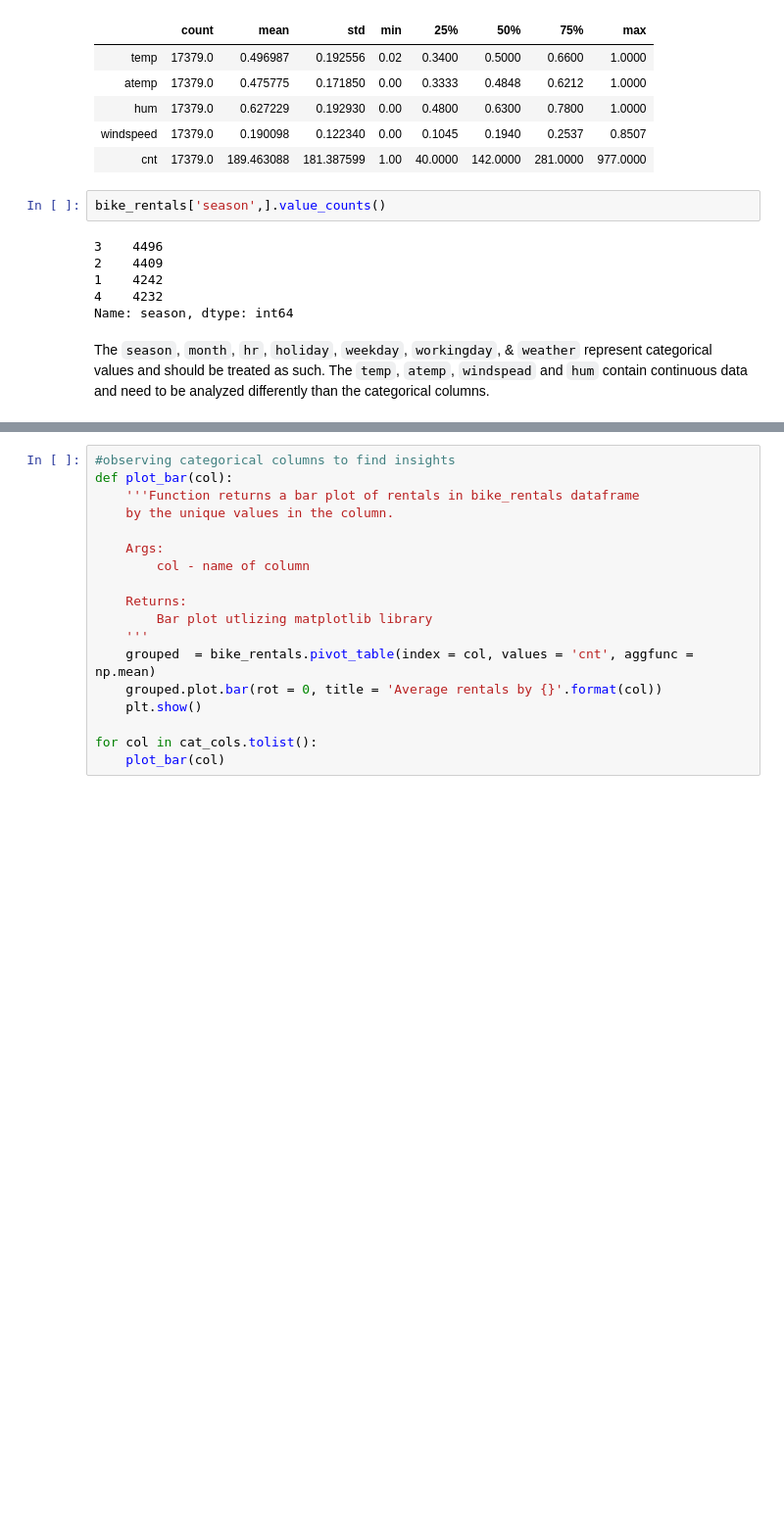
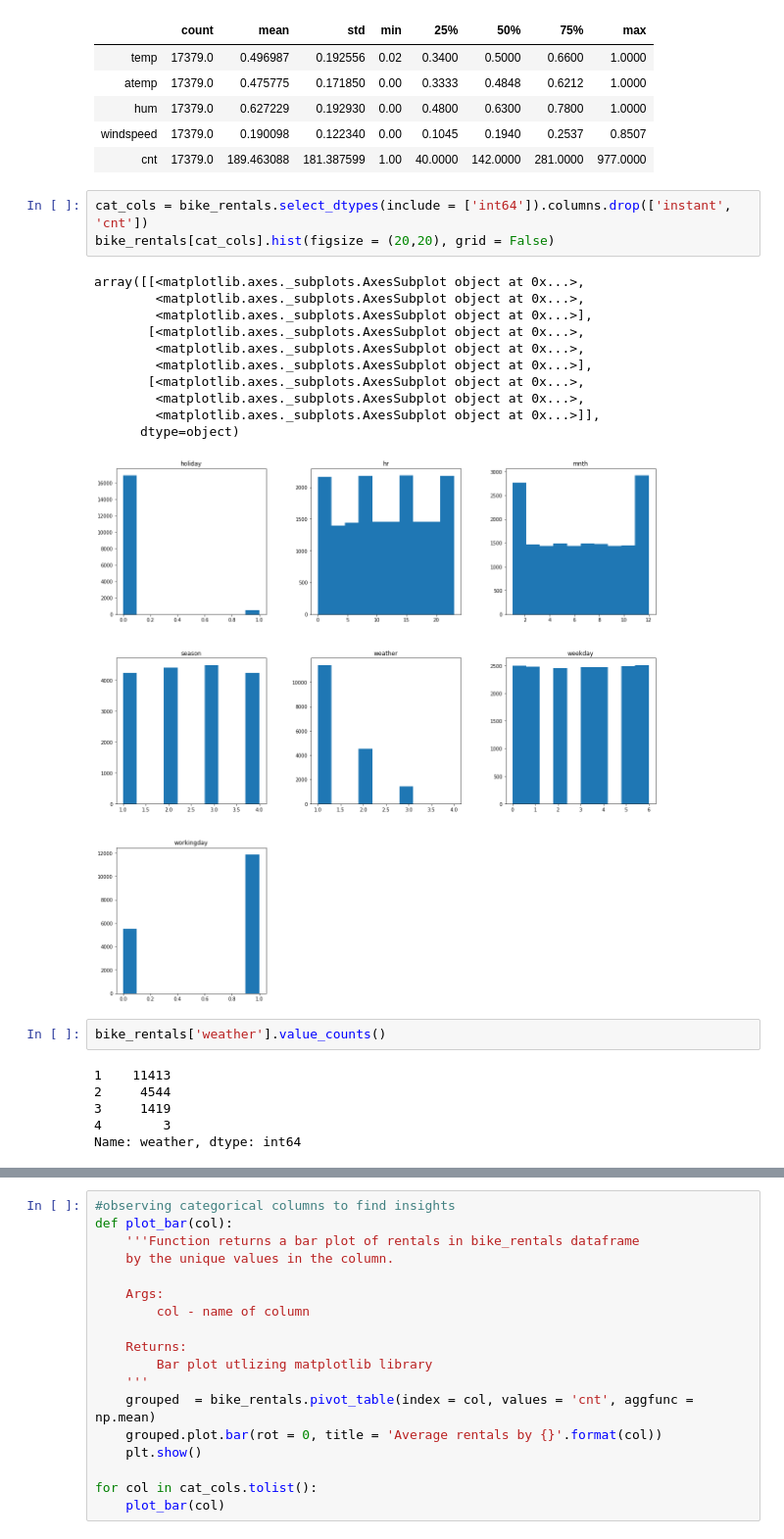
Before and after one commit to shankhapaul22/Bike-Rentals, a Jupyter notebook: Predicting+Bike+Rentals.ipynb, the cells around one changed output, grey strips where cells are left out. Shown at 98% size. Cells and saved outputs as stored; diff of their text form; blank space fills up the shorter version.

```diff
--- a/Predicting+Bike+Rentals.ipynb
+++ b/Predicting+Bike+Rentals.ipynb
@@ -104,14 +106,27 @@ bike_rentals[['temp','atemp','hum','windspeed','cnt']].describe().transpose()
 | hum | 17379.0 | 0.627229 | 0.192930 | 0.00 | 0.4800 | 0.6300 | 0.7800 | 1.0000 |
 | windspeed | 17379.0 | 0.190098 | 0.122340 | 0.00 | 0.1045 | 0.1940 | 0.2537 | 0.8507 |
 | cnt | 17379.0 | 189.463088 | 181.387599 | 1.00 | 40.0000 | 142.0000 | 281.0000 | 977.0000 |
+# %%
+cat_cols = bike_rentals.select_dtypes(include = ['int64']).columns.drop(['instant', 'cnt'])
+bike_rentals[cat_cols].hist(figsize = (20,20), grid = False)
+# %% [output]
+array([[<matplotlib.axes._subplots.AxesSubplot object at 0x...>,
+        <matplotlib.axes._subplots.AxesSubplot object at 0x...>,
+        <matplotlib.axes._subplots.AxesSubplot object at 0x...>],
+       [<matplotlib.axes._subplots.AxesSubplot object at 0x...>,
+        <matplotlib.axes._subplots.AxesSubplot object at 0x...>,
+        <matplotlib.axes._subplots.AxesSubplot object at 0x...>],
+       [<matplotlib.axes._subplots.AxesSubplot object at 0x...>,
+        <matplotlib.axes._subplots.AxesSubplot object at 0x...>,
+        <matplotlib.axes._subplots.AxesSubplot object at 0x...>]],
+      dtype=object)
+[figure, added]
 # %%
-bike_rentals['season',].value_counts()
+bike_rentals['weather'].value_counts()
 # %% [output]
-3    4496
-2    4409
-1    4242
-4    4232
-Name: season, dtype: int64
+1    11413
+2     4544
+3     1419
+4        3
+Name: weather, dtype: int64
-# %% [markdown]
-The `season`, `month`, `hr`, `holiday`, `weekday`, `workingday`, & `weather` represent categorical values and should be treated as such. The `temp`, `atemp`, `windspead` and `hum` contain continuous data and need to be analyzed differently than the categorical columns.
 # %%
```
Also changed, not shown: parts of 10 cells of this notebook.
